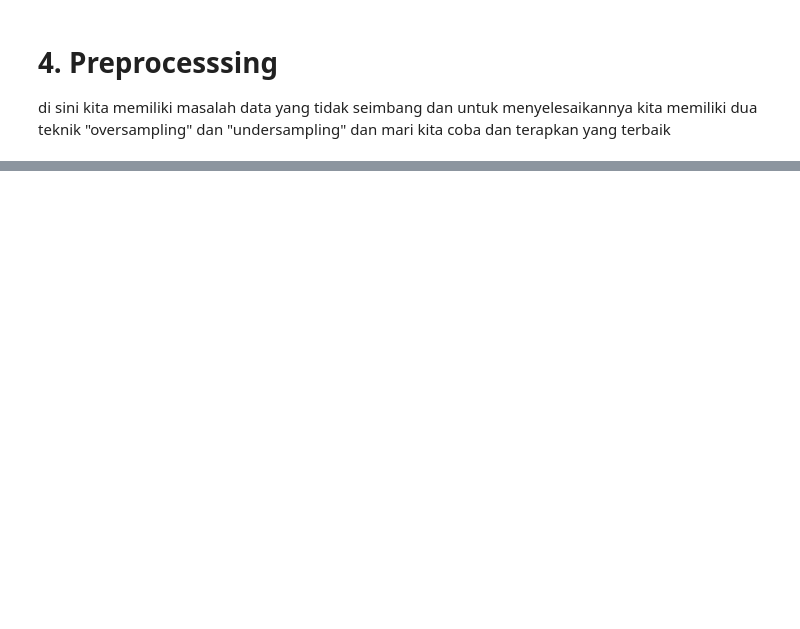
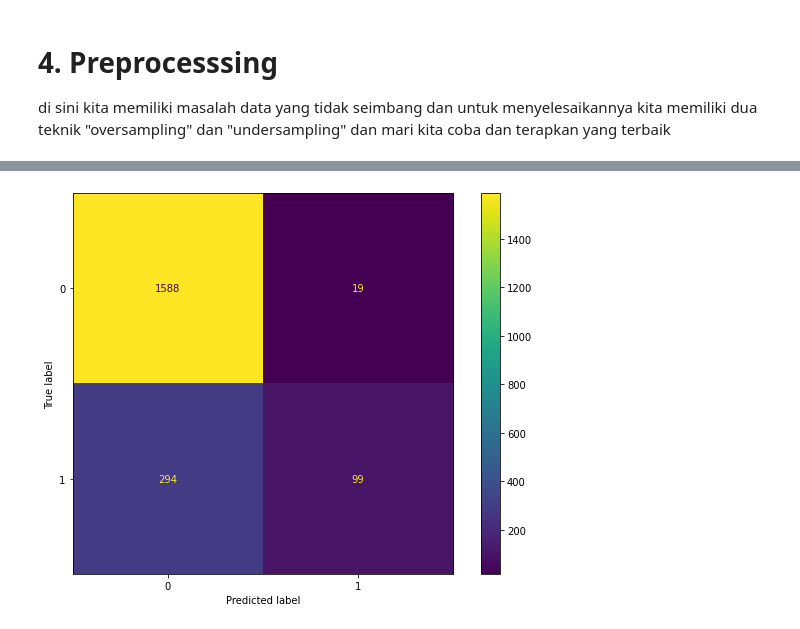
Before and after one commit to simonhosea/Project-Customer-Bank-Churn, a Jupyter notebook: Final_Project_Bank_Customer_Churn.ipynb, the cells around one changed output, grey strips where cells are left out. Saved outputs shown, nothing was run; the diff lists cells and outputs as text; code cells hidden in the pictures; blank space fills up the shorter version.

```diff
--- a/Final_Project_Bank_Customer_Churn.ipynb
+++ b/Final_Project_Bank_Customer_Churn.ipynb
@@ -325,0 +309,17 @@ weighted avg       0.67      0.67      0.67      1223
+# %%
+# define random forest classifier model
+from sklearn.ensemble import RandomForestClassifier
+
+rf_clf = RandomForestClassifier(random_state=42)
+# %%
+%%time
+from sklearn.model_selection import GridSearchCV
+
+parameters = {
+    'n_estimators': (10,20,30,40,50),
+    'max_depth':(1,2,3,4,5)
+}
+
+# note: we use recall
+rf_clf_gridcv = GridSearchCV(rf_clf, parameters, cv=5, scoring='recall')
+rf_clf_gridcv.fit(X_train, y_train)
@@ -325,0 +356,13 @@ weighted avg       0.67      0.67      0.67      1223
+# %%
+%%time
+# using random search CV
+from sklearn.model_selection import RandomizedSearchCV
+
+parameters = {
+    'n_estimators': (10,20,30,40,50),
+    'max_depth':(1,2,3,4,5)
+}
+
+rf_clf_randomcv = RandomizedSearchCV(rf_clf, parameters, cv=5,
+                                     scoring='recall', n_iter=10)
+rf_clf_randomcv.fit(X_train, y_train)
@@ -325,0 +393,15 @@ weighted avg       0.67      0.67      0.67      1223
+# %%
+# the confusion matrix
+import matplotlib.pyplot as plt
+from sklearn.metrics import confusion_matrix, ConfusionMatrixDisplay
+
+fig, ax = plt.subplots(figsize=(10,7))
+y_pred = rf_clf_randomcv.best_estimator_.predict(X_test)
+
+cm = confusion_matrix(y_test, y_pred, labels=rf_clf_randomcv.best_estimator_.classes_)
+disp = ConfusionMatrixDisplay(confusion_matrix=cm,
+                             display_labels=rf_clf_randomcv.best_estimator_.classes_)
+disp.plot(ax=ax)
+plt.show()
+# %% [output]
+[figure, added]
```
Also changed, not shown: parts of 22 cells of this notebook.
